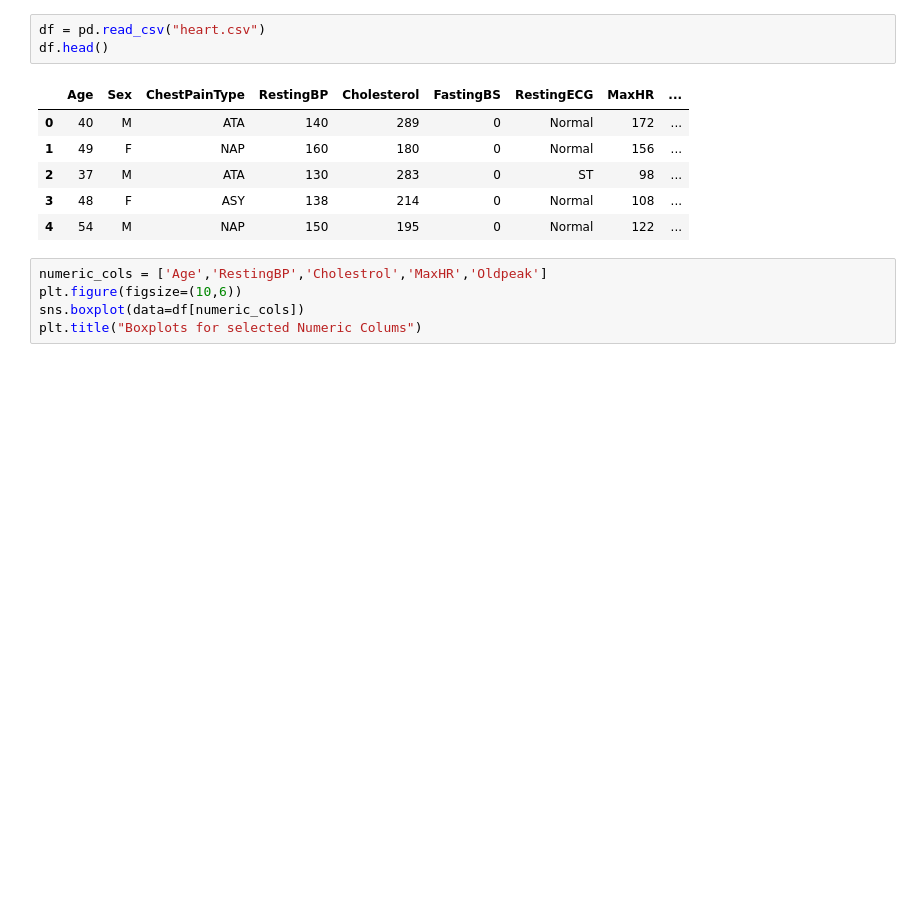
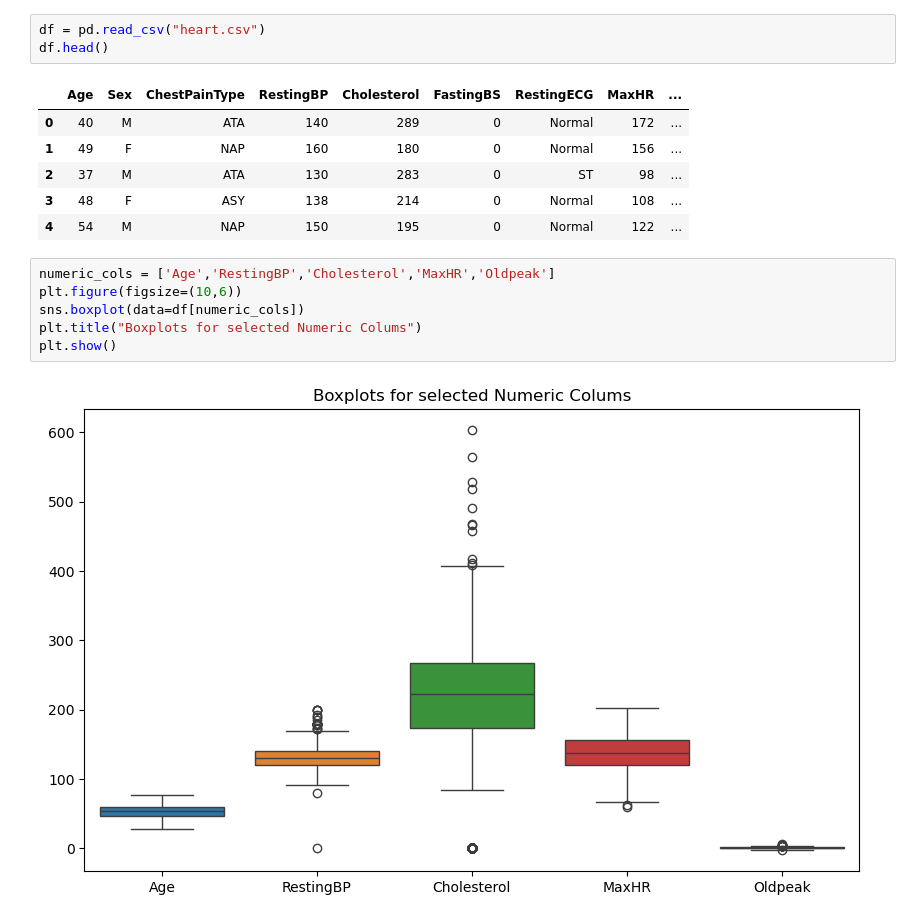
Before and after one commit to kazrkb/ml-modules, a Jupyter notebook: m-9/m-9.ipynb, the cells around one changed output. Cells and saved outputs as stored; diff of their text form; blank space fills up the shorter version.

```diff
--- a/m-9/m-9.ipynb
+++ b/m-9/m-9.ipynb
@@ -14,7 +14,10 @@ df.head()
 | 3 | 48 | F | ASY | 138 | 214 | 0 | Normal | 108 | ... |
 | 4 | 54 | M | NAP | 150 | 195 | 0 | Normal | 122 | ... |
 # %%
-numeric_cols = ['Age','RestingBP','Cholestrol','MaxHR','Oldpeak']
+numeric_cols = ['Age','RestingBP','Cholesterol','MaxHR','Oldpeak']
 plt.figure(figsize=(10,6))
 sns.boxplot(data=df[numeric_cols])
 plt.title("Boxplots for selected Numeric Colums")
+plt.show()
+# %% [output]
+[figure, added]
```
Also changed, not shown: parts of 4 cells of this notebook.
